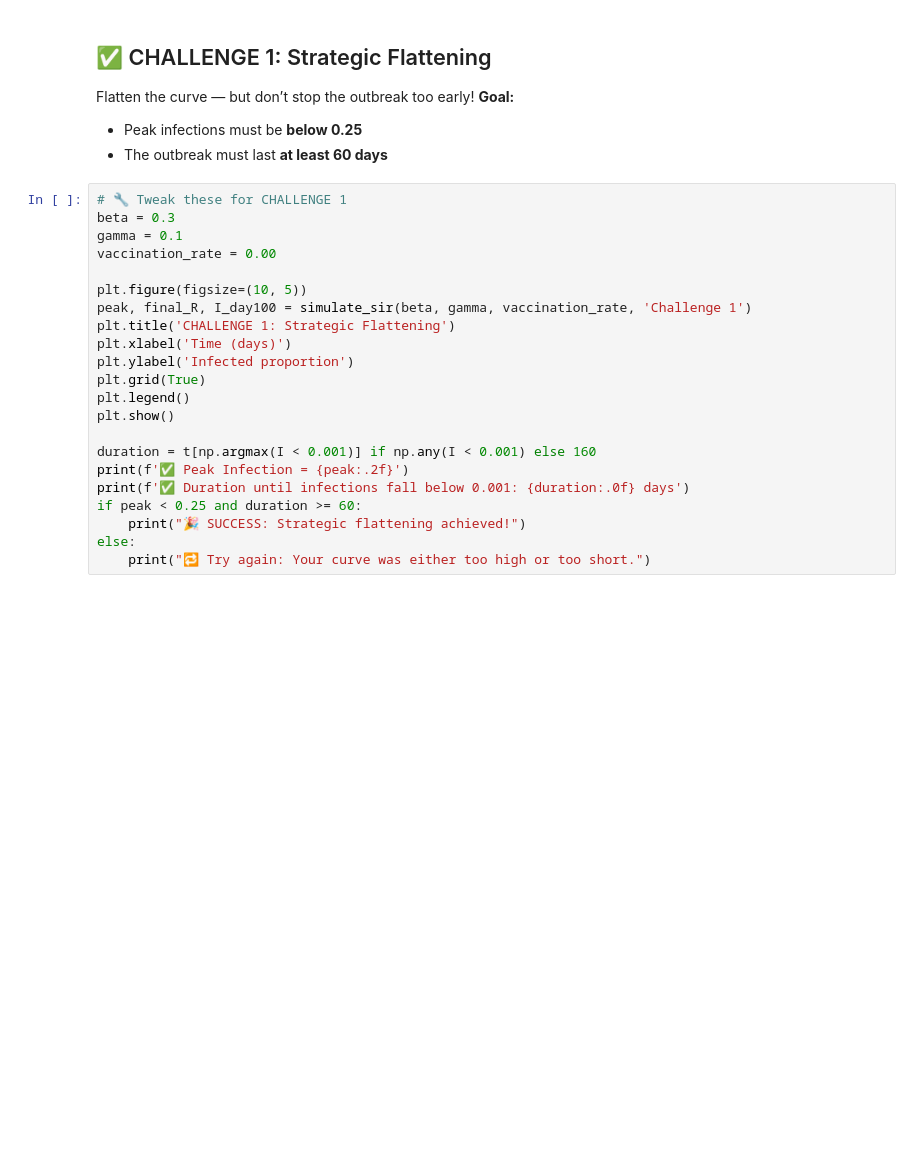
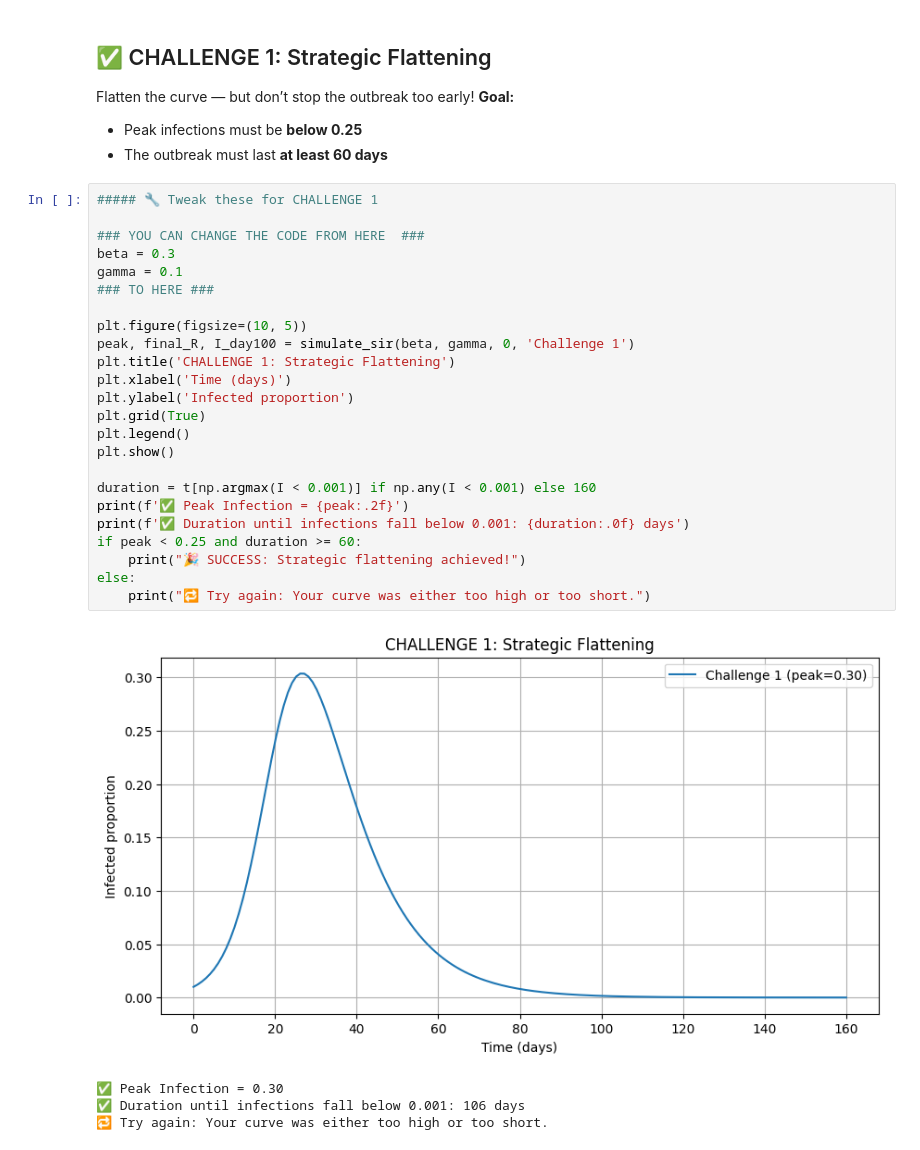
Before and after one commit to belindalombard/CSSummerSchool, a Jupyter notebook: pandemic_commander_final.ipynb, the cells around one changed output. Cells and saved outputs as stored; diff of their text form; blank space fills up the shorter version.

```diff
--- a/pandemic_commander_final.ipynb
+++ b/pandemic_commander_final.ipynb
@@ -34,24 +34,31 @@ Flatten the curve — but don’t stop the outbreak too early!
 - Peak infections must be **below 0.25**
 - The outbreak must last **at least 60 days**
 # %%
-# 🔧 Tweak these for CHALLENGE 1
+##### 🔧 Tweak these for CHALLENGE 1
+
+### YOU CAN CHANGE THE CODE FROM HERE  ###
 beta = 0.3
 gamma = 0.1
-vaccination_rate = 0.00
+### TO HERE ###
 
 plt.figure(figsize=(10, 5))
-peak, final_R, I_day100 = simulate_sir(beta, gamma, vaccination_rate, 'Challenge 1')
+peak, final_R, I_day100 = simulate_sir(beta, gamma, 0, 'Challenge 1')
 plt.title('CHALLENGE 1: Strategic Flattening')
 plt.xlabel('Time (days)')
 plt.ylabel('Infected proportion')
 plt.grid(True)
 plt.legend()
 plt.show()
 
 duration = t[np.argmax(I < 0.001)] if np.any(I < 0.001) else 160
 print(f'✅ Peak Infection = {peak:.2f}')
 print(f'✅ Duration until infections fall below 0.001: {duration:.0f} days')
 if peak < 0.25 and duration >= 60:
     print("🎉 SUCCESS: Strategic flattening achieved!")
 else:
     print("🔁 Try again: Your curve was either too high or too short.")
+# %% [output]
+[figure, added]
+✅ Peak Infection = 0.30
+✅ Duration until infections fall below 0.001: 106 days
+🔁 Try again: Your curve was either too high or too short.
```
Also changed, not shown: parts of 6 cells of this notebook.
